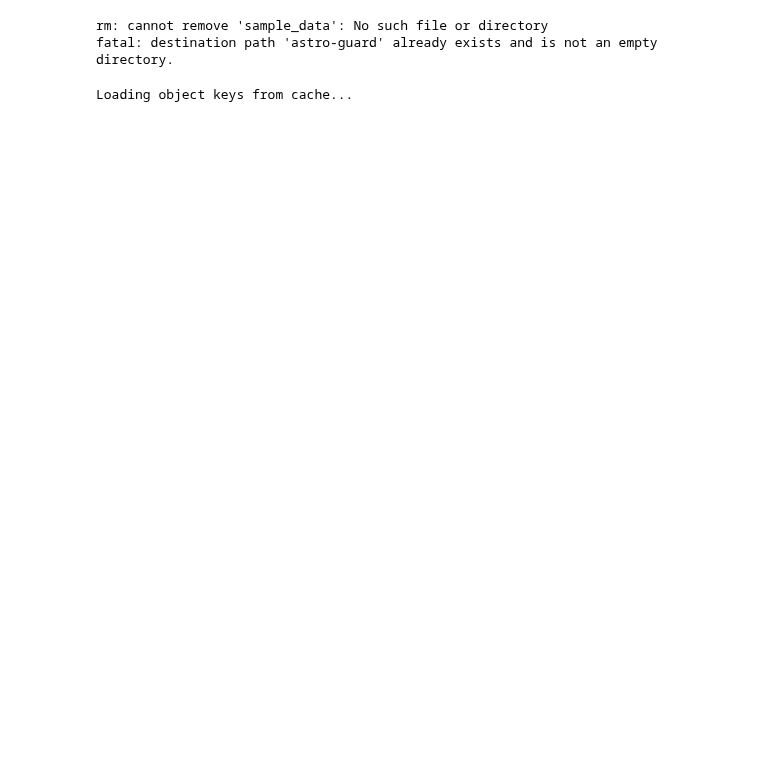
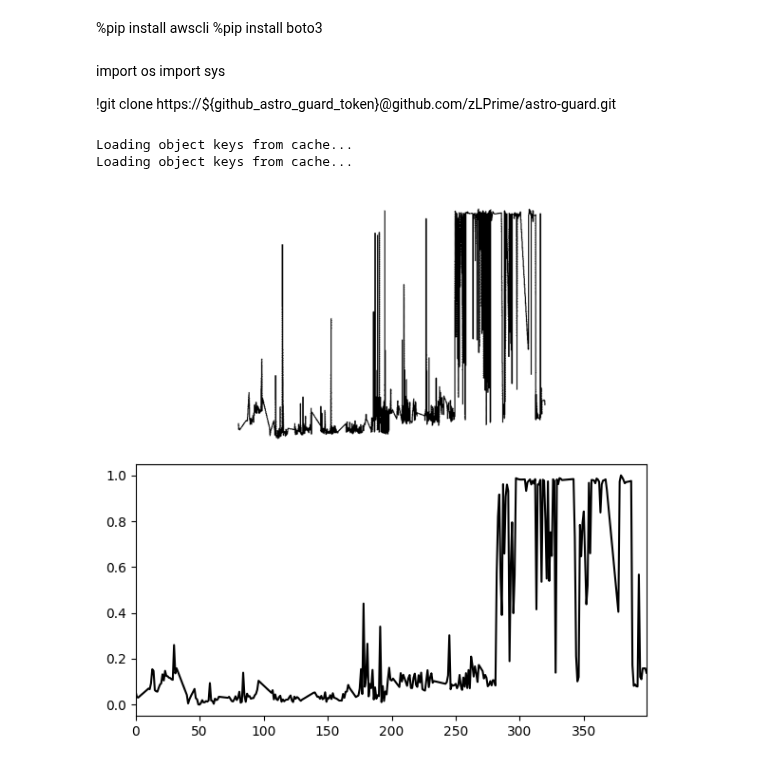
Before and after one commit to zLPrime/astro-guard, a Jupyter notebook: astro_pipeline.ipynb, the cells around one changed output. Saved outputs shown, nothing was run; the diff lists cells and outputs as text; code cells hidden in the pictures; blank space fills up the shorter version.

```diff
--- a/astro_pipeline.ipynb
+++ b/astro_pipeline.ipynb
@@ -24,28 +1,60 @@ Requirement already satisfied: six>=1.5 in /usr/local/lib/python3.11/dist-packag
+# %% [markdown]
+%pip install awscli
+%pip install boto3
+# %% [markdown]
+import os
+import sys
+
+!git clone https://${github_astro_guard_token}@github.com/zLPrime/astro-guard.git
 # %%
 import os
 import sys
-from google.colab import userdata
-
-os.environ['GITTOKEN'] = userdata.get('github_astro_guard_token')
-
-!rm -r sample_data
-!git clone https://${GITTOKEN}@github.com/zLPrime/astro-guard.git
 
 sys.path.append('./astro-guard/ml-workbench')
-# %% [output]
-rm: cannot remove 'sample_data': No such file or directory
-fatal: destination path 'astro-guard' already exists and is not an empty directory.
 # %%
 from astro_data import dataloader
 from sklearn.preprocessing import LabelEncoder
 
+sys.path.append('./astro-guard/ml-workbench')
 label_encoder = LabelEncoder()
 
-train_data, test_data = dataloader.get_train_test(dataloader.get_jd_magn_graph_dataset(
-    userdata.get('aws_access_key_id'),
-    userdata.get('aws_secret_access_key'), label_encoder,
-    cache_path='/content/astro-guard/ml-workbench/astro_data/objects_cache.json'),
+train_data_1d, test_data_1d = dataloader.get_train_test(dataloader.get_jd_magn_1d_dataset(
+    os.environ['aws_access_key_id'],
+    os.environ['aws_secret_access_key'], label_encoder,
+    cache_path='./astro-guard/ml-workbench/astro_data/objects_cache.json'),
                                                   batch_size=16)
+
+train_data_2d, test_data_2d = dataloader.get_train_test(dataloader.get_jd_magn_graph_dataset(
+    os.environ['aws_access_key_id'],
+    os.environ['aws_secret_access_key'], label_encoder,
+    cache_path='./astro-guard/ml-workbench/astro_data/objects_cache.json'),
+                                                  batch_size=16)
 # %% [output]
 Loading object keys from cache...
+Loading object keys from cache...
+# %%
+%matplotlib inline
+import matplotlib.pyplot as plt
+import numpy as np
+
+fig, axs = plt.subplots(2, 1, figsize=(6, 6), gridspec_kw={'height_ratios': [1, 1]})
+
+batch_1d, _ = next(iter(train_data_1d))
+y = batch_1d[0][0]
+
+batch_2d, _ = next(iter(train_data_2d))
+pil_image = batch_2d[0][0]
+# --- Show the image ---
+axs[0].imshow(pil_image, cmap='gray')
+axs[0].axis('off')
+
+# --- Plot the 1D graph ---
+axs[1].plot(y, color='black')
+axs[1].set_xlim(0, len(y)-1)
+
+# Layout and show
+plt.tight_layout()
+plt.show()
+# %% [output]
+[figure, added]
 # %%
```
Also changed, not shown: parts of 7 cells of this notebook.
